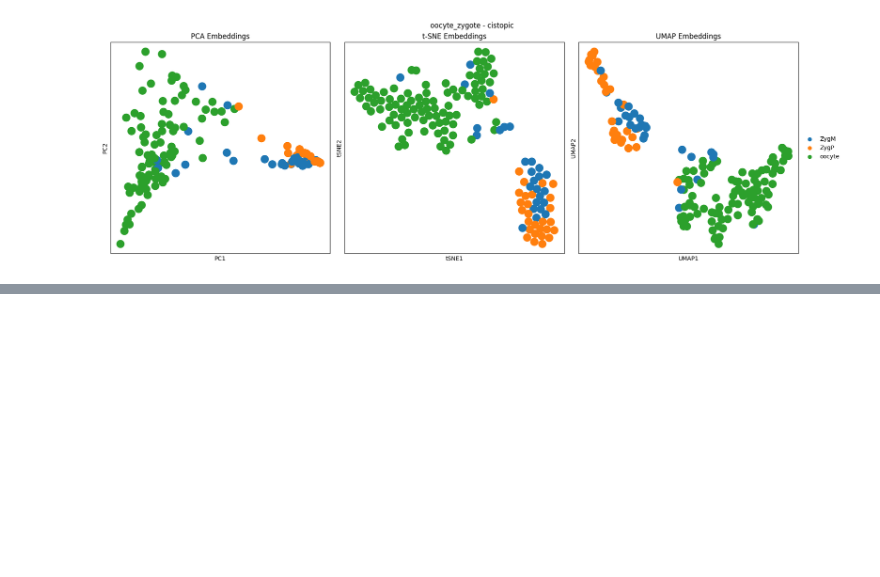
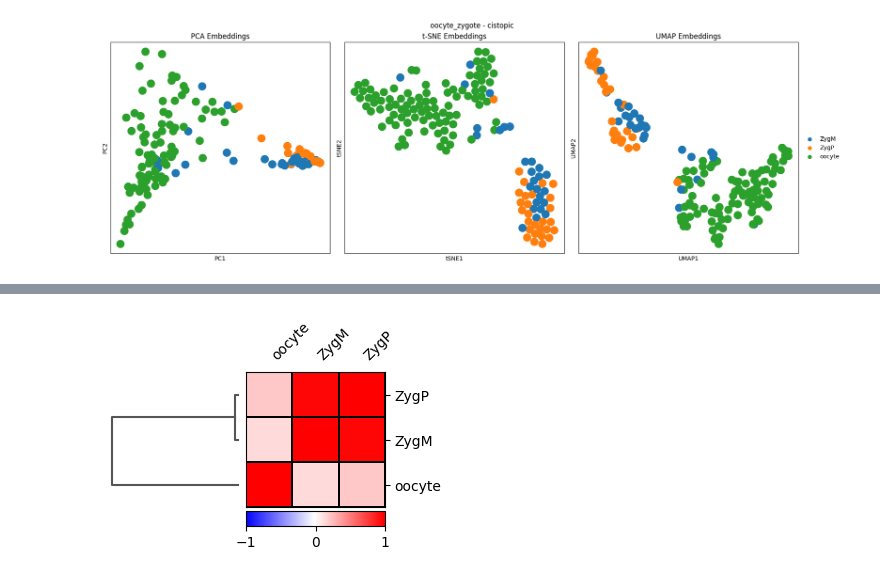
Before and after one commit to JinLabBioinfo/SCORE, a Jupyter notebook: tutorials/intro.ipynb, the cells around one changed output, grey strips where cells are left out. Cells and saved outputs as stored; diff of their text form; code cells hidden in the pictures; blank space fills up the shorter version.

```diff
--- a/tutorials/intro.ipynb
+++ b/tutorials/intro.ipynb
@@ -108,0 +136,3 @@ Image(filename='results/oocyte_zygote/1M/cistopic/celltype_plots/embedding.png')
+# %%
+sc.pl.correlation_matrix(adata, groupby='celltype')
+# %% [output]
@@ -108,0 +140 @@ Image(filename='results/oocyte_zygote/1M/cistopic/celltype_plots/embedding.png')
+[figure, added]
```
Also changed, not shown: parts of 8 cells of this notebook.
